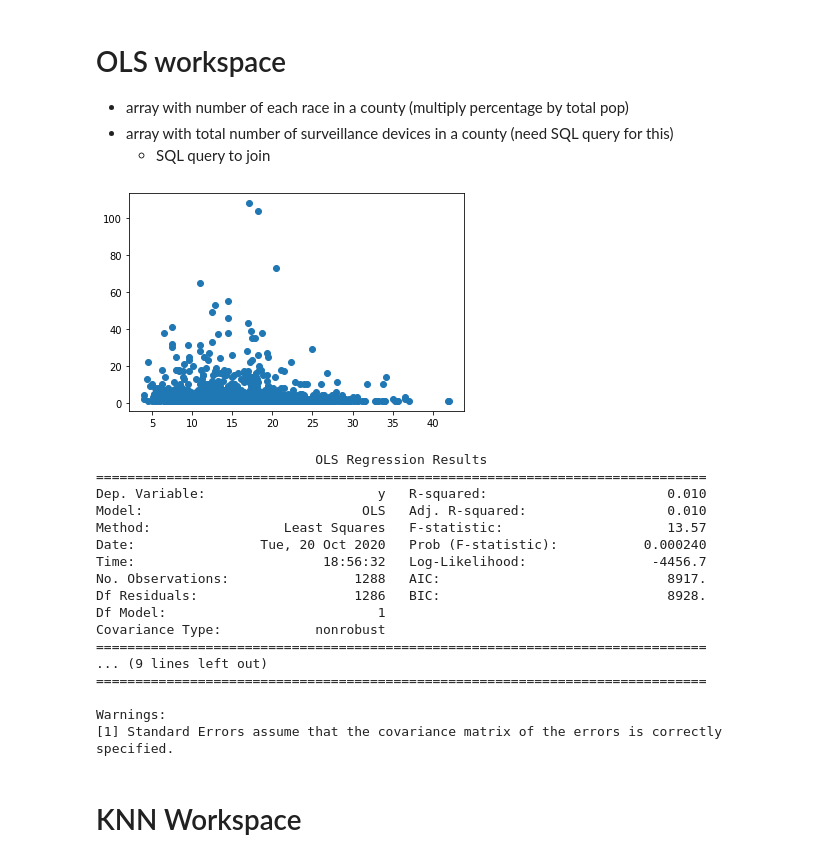
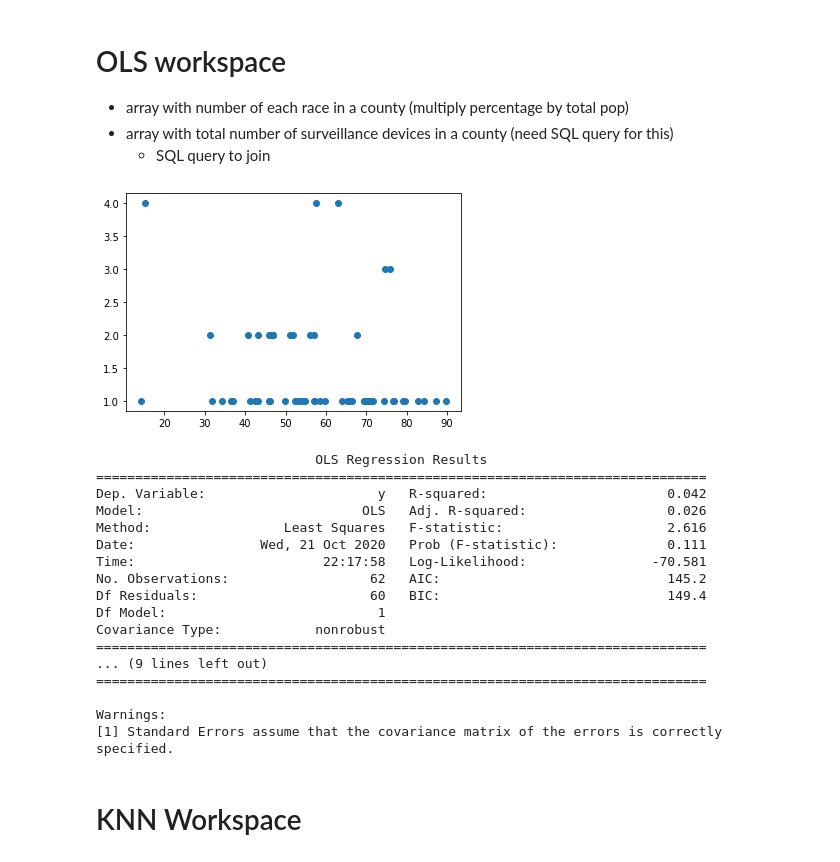
Before and after one commit to as130/algos_final_project, a Jupyter notebook: analysis.ipynb, the cells around one changed output. Saved outputs shown, nothing was run; the diff lists cells and outputs as text; code cells hidden in the pictures.

```diff
--- a/analysis.ipynb
+++ b/analysis.ipynb
@@ -93,7 +93,18 @@ for i in range(len(total_pop_2015)) :
 COUNT_QUERY = 'SELECT * FROM acs2015_county_data INNER JOIN Atlas_of_Surveillance_20201007 ON acs2015_county_data.County = Atlas_of_Surveillance_20201007.County'
 
 
-JOIN_QUERY = 'SELECT acs2015_county_data.Black, acs2015_county_data.TotalPop, (Atlas_of_surveillance_20201007.State || \' \' || Atlas_of_Surveillance_20201007.County), acs2015_county_data.Poverty FROM Atlas_of_Surveillance_20201007, acs2015_county_data WHERE (acs2015_county_data.State || acs2015_county_data.County) = (Atlas_of_Surveillance_20201007.State || Atlas_of_Surveillance_20201007.County);'
+JOIN_QUERY = '''SELECT
+                       acs2015_county_data.White,
+                       acs2015_county_data.TotalPop,
+                       (Atlas_of_surveillance_20201007.State || \' \' || Atlas_of_Surveillance_20201007.County),
+                       acs2015_county_data.Poverty
+                FROM
+                       Atlas_of_Surveillance_20201007,
+                       acs2015_county_data
+                WHERE
+                       (acs2015_county_data.State || acs2015_county_data.County) = (Atlas_of_Surveillance_20201007.State || Atlas_of_Surveillance_20201007.County)
+                           AND
+                        Atlas_of_Surveillance_20201007.Technology = \'Gunshot Detection\';'''
 c_atlas = conn_atlas.cursor()
 c_atlas.execute(JOIN_QUERY)
 conn_atlas.commit()
@@ -101,44 +112,44 @@ conn_atlas.commit()
 # x should be number of a demographic group per county
 # y should be number of cameras found
 
 # map of county -> number of cameras in that county
 cameras_per_county = collections.Counter([row[2] for row in c_atlas])
 
 # map of county -> percentage of Black people in that county
 pop_black = {}
 cameras_per_capita = {}
 c_atlas = conn_atlas.cursor()
 c_atlas.execute(JOIN_QUERY)
 conn_atlas.commit()
 poverty_per_capita = {}
 for row in c_atlas :
     percent_black, total_pop, county_state, poverty = row
     pop_black[county_state] = float(percent_black)
     cameras_per_capita[county_state] = float(cameras_per_county[county_state]) # / float(total_pop)
     poverty_per_capita[county_state] = float(poverty)
 x = []
 y = []
 for county_state in cameras_per_capita :
     y.append(cameras_per_capita[county_state])
-    x.append(poverty_per_capita[county_state])
+    x.append(pop_black[county_state])
 x, y = np.array(x), np.array(y)
 plt.scatter(x, y)
 plt.show()
 x = sm.add_constant(x)
 model = sm.OLS(y, x)
 results = model.fit()
 print(results.summary())
 # %% [output]
-[figure, old version]
+[figure, new version]
                             OLS Regression Results
 ==============================================================================
-Dep. Variable:                      y   R-squared:                       0.010
-Model:                            OLS   Adj. R-squared:                  0.010
-Method:                 Least Squares   F-statistic:                     13.57
-Date:                Tue, 20 Oct 2020   Prob (F-statistic):           0.000240
-Time:                        18:56:32   Log-Likelihood:                -4456.7
-No. Observations:                1288   AIC:                             8917.
-Df Residuals:                    1286   BIC:                             8928.
+Dep. Variable:                      y   R-squared:                       0.042
+Model:                            OLS   Adj. R-squared:                  0.026
+Method:                 Least Squares   F-statistic:                     2.616
+Date:                Wed, 21 Oct 2020   Prob (F-statistic):              0.111
+Time:                        22:17:58   Log-Likelihood:                -70.581
+No. Observations:                  62   AIC:                             145.2
+Df Residuals:                      60   BIC:                             149.4
 Df Model:                           1
 Covariance Type:            nonrobust
 ==============================================================================
```
Also changed, not shown: parts of 1 cell of this notebook, 8 other files.
